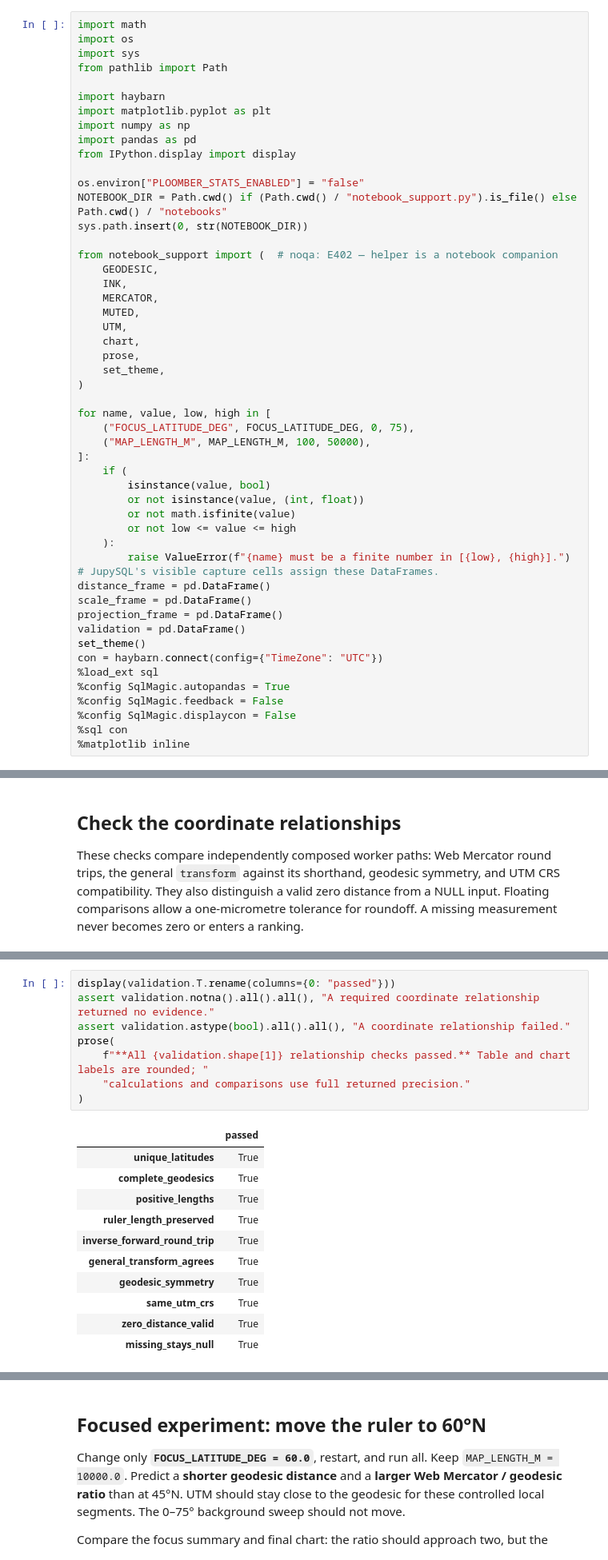
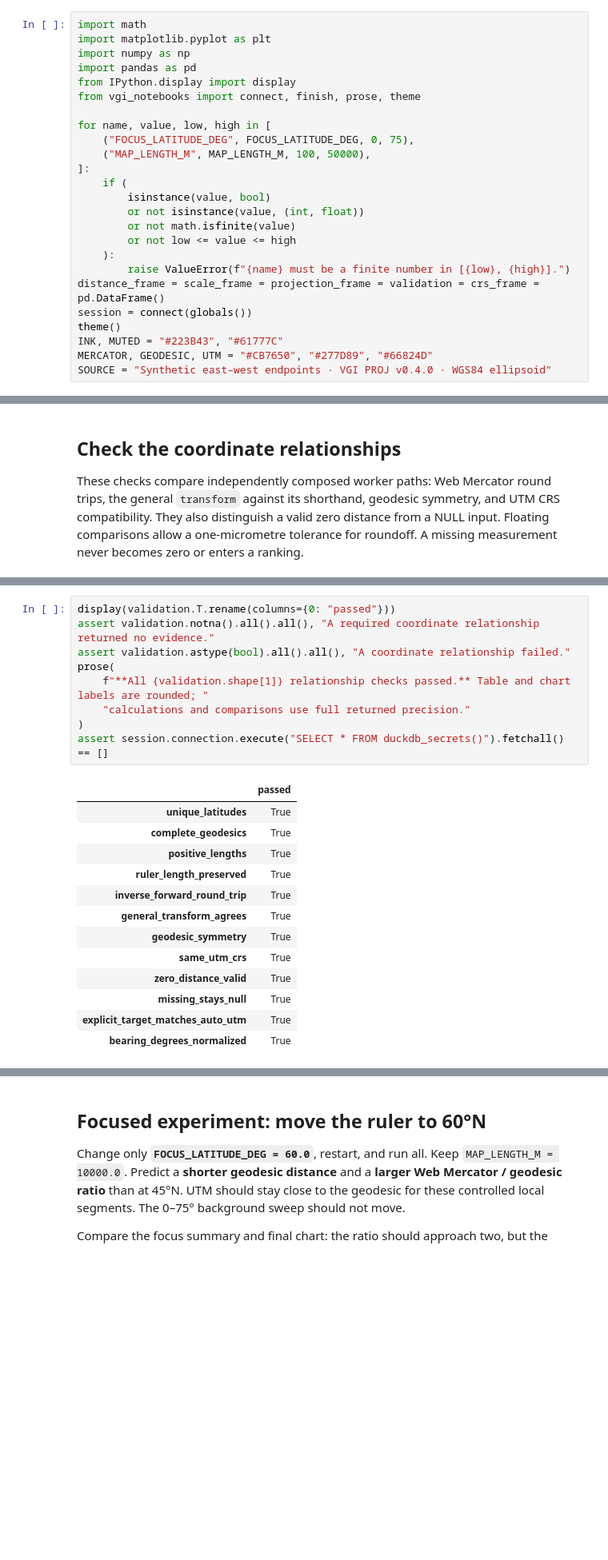
Before and after one commit to Query-farm/vgi-proj, a Jupyter notebook: notebooks/01_when_a_map_ruler_lies.ipynb, the cells around one changed output, grey strips where cells are left out. Shown at 80% size. Saved outputs shown, nothing was run; the diff lists cells and outputs as text; blank space fills up the shorter version.

```diff
--- a/notebooks/01_when_a_map_ruler_lies.ipynb
+++ b/notebooks/01_when_a_map_ruler_lies.ipynb
@@ -31,29 +51,10 @@ MAP_LENGTH_M = 10000.0  # Web Mercator grid metres; finite number in [100, 50000
 # %%
 import math
-import os
-import sys
-from pathlib import Path
-
-import haybarn
 import matplotlib.pyplot as plt
 import numpy as np
 import pandas as pd
 from IPython.display import display
-
-os.environ["PLOOMBER_STATS_ENABLED"] = "false"
-NOTEBOOK_DIR = Path.cwd() if (Path.cwd() / "notebook_support.py").is_file() else Path.cwd() / "notebooks"
-sys.path.insert(0, str(NOTEBOOK_DIR))
-
-from notebook_support import (  # noqa: E402 — helper is a notebook companion
-    GEODESIC,
-    INK,
-    MERCATOR,
-    MUTED,
-    UTM,
-    chart,
-    prose,
-    set_theme,
-)
+from vgi_notebooks import connect, finish, prose, theme
 
 for name, value, low, high in [
     ("FOCUS_LATITUDE_DEG", FOCUS_LATITUDE_DEG, 0, 75),
@@ -66,16 +67,9 @@ for name, value, low, high in [
         or not low <= value <= high
     ):
         raise ValueError(f"{name} must be a finite number in [{low}, {high}].")
-# JupySQL's visible capture cells assign these DataFrames.
-distance_frame = pd.DataFrame()
-scale_frame = pd.DataFrame()
-projection_frame = pd.DataFrame()
-validation = pd.DataFrame()
-set_theme()
-con = haybarn.connect(config={"TimeZone": "UTC"})
-%load_ext sql
-%config SqlMagic.autopandas = True
-%config SqlMagic.feedback = False
-%config SqlMagic.displaycon = False
-%sql con
-%matplotlib inline
+distance_frame = scale_frame = projection_frame = validation = crs_frame = pd.DataFrame()
+session = connect(globals())
+theme()
+INK, MUTED = "#223B43", "#61777C"
+MERCATOR, GEODESIC, UTM = "#CB7650", "#277D89", "#66824D"
+SOURCE = "Synthetic east–west endpoints · VGI PROJ v0.4.0 · WGS84 ellipsoid"
@@ -479,20 +516,23 @@ SELECT
 # %%
 display(validation.T.rename(columns={0: "passed"}))
 assert validation.notna().all().all(), "A required coordinate relationship returned no evidence."
 assert validation.astype(bool).all().all(), "A coordinate relationship failed."
 prose(
     f"**All {validation.shape[1]} relationship checks passed.** Table and chart labels are rounded; "
     "calculations and comparisons use full returned precision."
 )
+assert session.connection.execute("SELECT * FROM duckdb_secrets()").fetchall() == []
 # %% [output]
 |  | passed |
 | unique_latitudes | True |
 | complete_geodesics | True |
 | positive_lengths | True |
 | ruler_length_preserved | True |
 | inverse_forward_round_trip | True |
 | general_transform_agrees | True |
 | geodesic_symmetry | True |
 | same_utm_crs | True |
 | zero_distance_valid | True |
 | missing_stays_null | True |
+| explicit_target_matches_auto_utm | True |
+| bearing_degrees_normalized | True |
```
Also changed, not shown: parts of 24 cells of this notebook, 12 other files.
